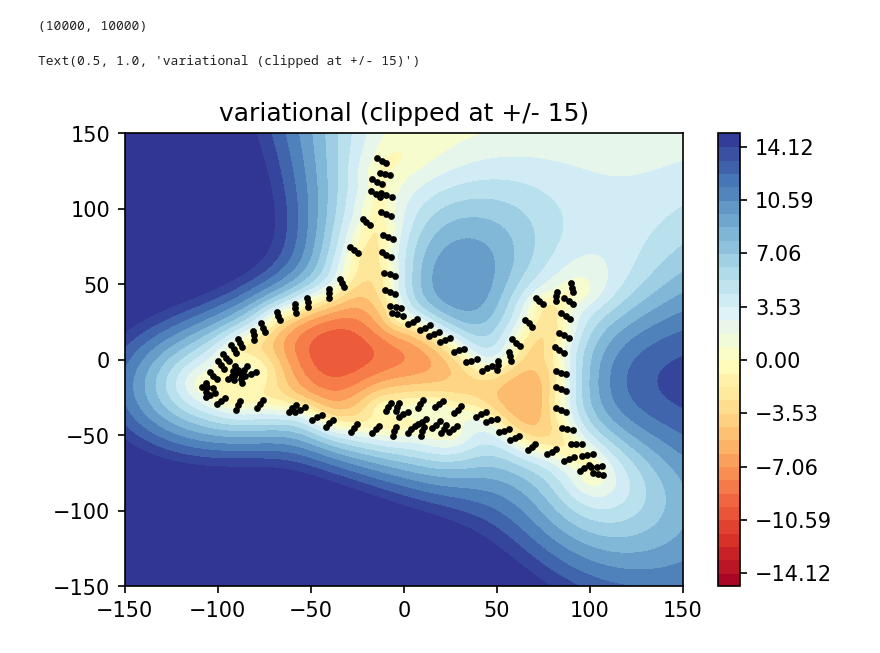
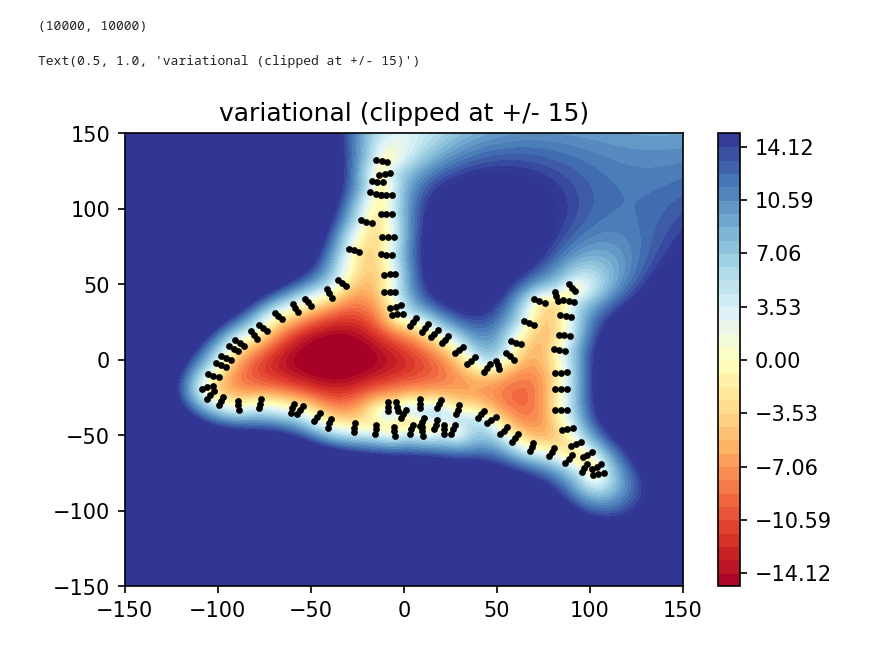
Before and after one commit to leonidk/2d_parametric_surface_test, a Jupyter notebook: test2d.ipynb, the cells around one changed output. Saved outputs shown, nothing was run; the diff lists cells and outputs as text; code cells hidden in the pictures.

```diff
--- a/test2d.ipynb
+++ b/test2d.ipynb
@@ -21,14 +23,14 @@ if True:
     #plt.scatter(X[:,0],X[:,1],c='k')
     #dist = squareform(pdist(X,'sqeuclidean'))
     normals = []
-    c, s = np.cos(90), np.sin(90)
+    c, s = np.cos(np.pi/2), np.sin(np.pi/2)
     A = np.array([[c, s], [-s, c]])
     for i in range(len(X)):
         p1 = X[i]
         p2 = X[i-1]
         nm = p2 - p1
         nm /= np.linalg.norm(nm)
-        nm = A @ nm
+        nm =  nm @ A.T
         normals.append(nm)
         Xs.append(p1 + 3*nm)
         Ys.append(3)
@@ -38,13 +40,13 @@ if True:
         Ys.append(0)
 
     normals = np.array(normals)
-    plt.figure(dpi=150)
+    plt.figure(dpi=450)
     plt.scatter(X[:,0],X[:,1],c=np.arange(len(X)))
     #normals = np.array(pcd.normals)[:,:2]
     for p,n in zip(X,normals):
         #r = p +n
         #print(p,n)
-        plt.arrow(p[0],p[1],5*n[0],5*n[1])
+        plt.arrow(p[0],p[1],15*n[0],15*n[1])
     for i in range(len(X)):
         plt.text(X[i,0],X[i,1],'{}'.format(i),fontsize=6,ha='center',va='center')
     plt.xlim(-150,150)
@@ -146,37 +148,41 @@ var_func.shape
 # %%
 #o3d.visualization.draw_geometries([pcd])
 # %%
-pos_const = xO + normals*0.01
+pos_const = xO + normals*3
 vs_X = np.vstack([pos_const,xO])
 # %%
 # variational surface time
 dm = pdist(vs_X, twoDRBF)
+#dm = pdist(vs_X, 'minkowski',p=3)
+#dm = abs(dm)
 dM = squareform(dm)
 mM = np.hstack([dM,np.ones(len(dM))[:,np.newaxis],vs_X])
 dS = mM.shape[1]-dM.shape[1]
 
 vs_A = np.vstack([mM,np.hstack([np.ones(len(dM)),np.zeros(dS)]),np.pad(vs_X.T,((0,0),(0,dS)),'constant') ])
 vs_b = np.zeros(len(vs_A))
-vs_b[:len(pos_const)] = 0.01
+vs_b[:len(pos_const)] =3
 
 vs_est = np.linalg.solve(vs_A,vs_b)
 # %%
 #vs_est
 # %%
 pred_vs_d = cdist(points,vs_X, twoDRBF)
+#pred_vs_d = cdist(points,vs_X, 'minkowski',p=3)
+pred_vs_d = abs(pred_vs_d)
 # %%
 pad_vs_d = np.hstack([pred_vs_d,np.ones(len(pred_vs_d))[:,np.newaxis],points])
 # %%
 import matplotlib.cm as cm
 vs_res = (pad_vs_d @ vs_est)
 plt.figure(dpi=150)
-plt.contourf(xC,yC,vs_res.reshape(xv.shape),cmap='RdYlBu',levels=35,vmin=-15,vmax=15)
+plt.contourf(xC,yC,vs_res.reshape(xv.shape),cmap='RdYlBu',levels=125,vmin=-15,vmax=15)
 m = plt.cm.ScalarMappable(cmap=cm.RdYlBu)
 m.set_array(vs_res.reshape(xv.shape))
 m.set_clim(-15,15)
 plt.colorbar(m, boundaries=np.linspace(-15, 15, 35))
 plt.scatter(X[:,0],X[:,1],c='k',s=5)
 plt.title('variational (clipped at +/- 15)')
 # %% [output]
 Text(0.5, 1.0, 'variational (clipped at +/- 15)')
-[figure, old version]
+[figure, new version]
```
Also changed, not shown: parts of 21 cells of this notebook, 1 other file.
